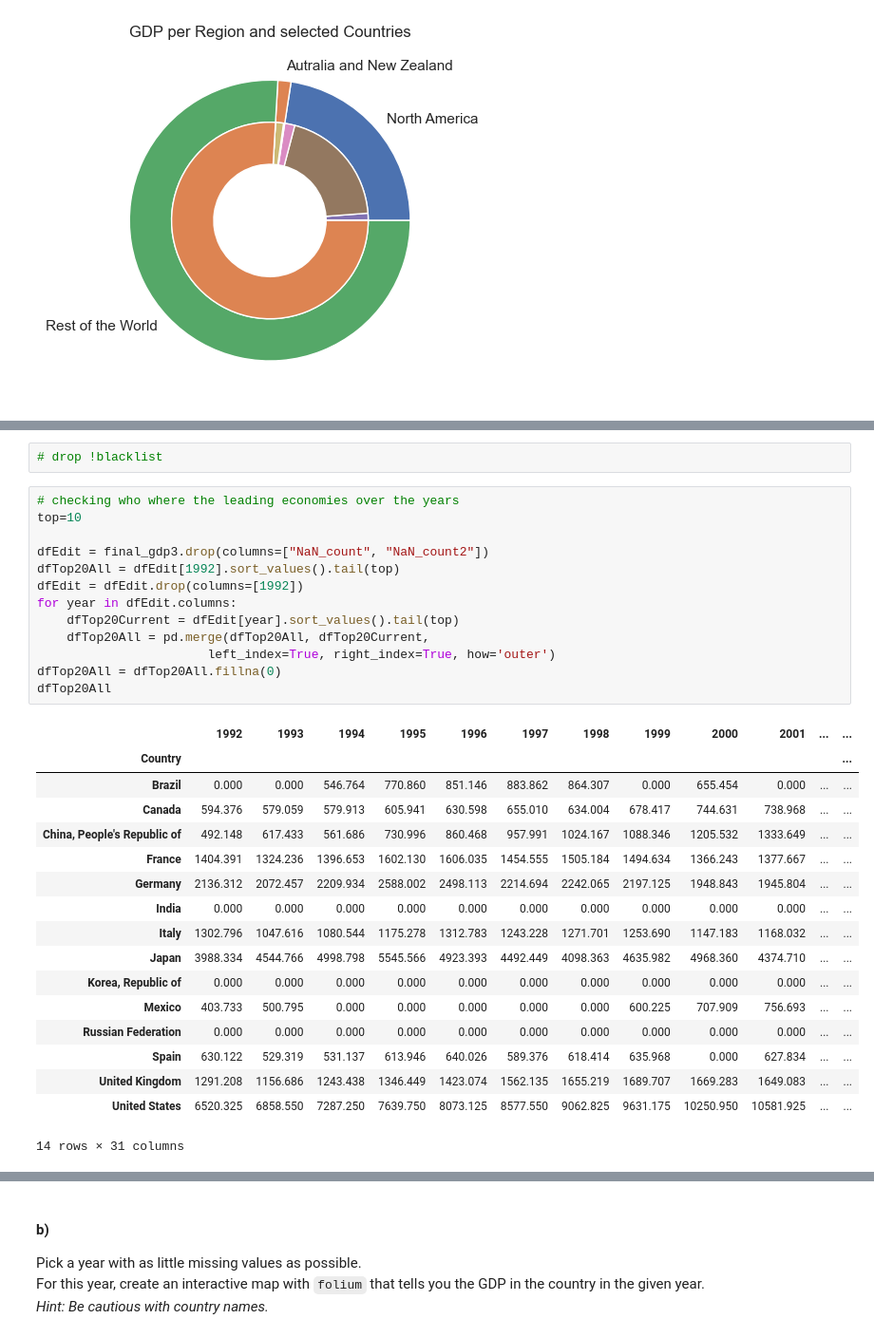
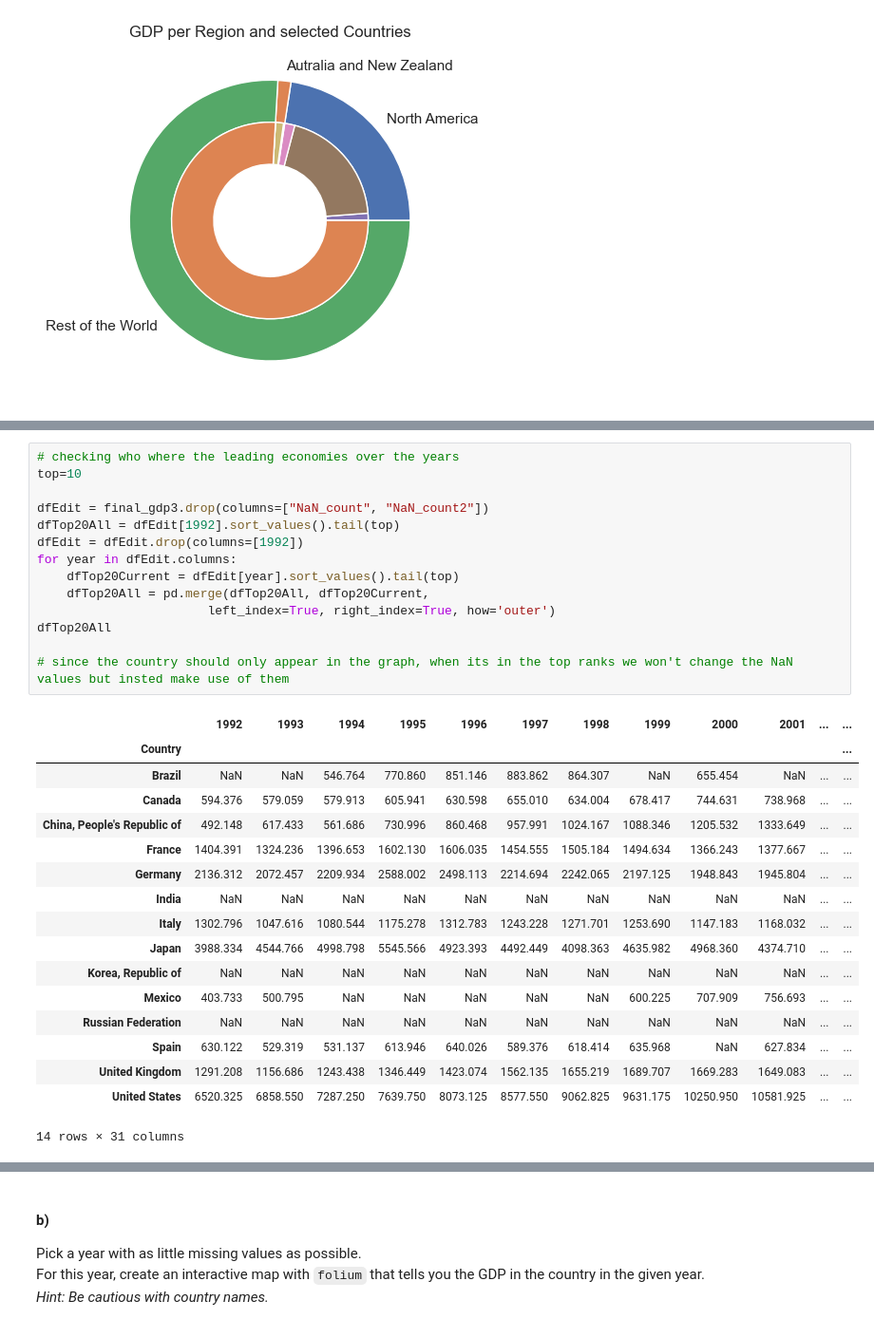
Before and after one commit to Monsieur-Bandana/data_science_clockmann, a Jupyter notebook: ClassProject2207 (1).ipynb, the cells around one changed output, grey strips where cells are left out. Shown at 95% size. Cells and saved outputs as stored; diff of their text form.

```diff
--- a/ClassProject2207 (1).ipynb
+++ b/ClassProject2207 (1).ipynb
@@ -231,33 +209,32 @@ while(i<len(final_gdp4.index)):
-# %%
-# drop !blacklist
 # %%
 # checking who where the leading economies over the years
 top=10
 
 dfEdit = final_gdp3.drop(columns=["NaN_count", "NaN_count2"])
 dfTop20All = dfEdit[1992].sort_values().tail(top)
 dfEdit = dfEdit.drop(columns=[1992])
 for year in dfEdit.columns:
     dfTop20Current = dfEdit[year].sort_values().tail(top)
     dfTop20All = pd.merge(dfTop20All, dfTop20Current,
                        left_index=True, right_index=True, how='outer')
-dfTop20All = dfTop20All.fillna(0)
 dfTop20All
+
+# since the country should only appear in the graph, when its in the top ranks we won't change the NaN values but insted make use of them
 # %% [output]
 |  | 1992 | 1993 | 1994 | 1995 | 1996 | 1997 | 1998 | 1999 | 2000 | 2001 | ... | ... |
 | Country |  |  |  |  |  |  |  |  |  |  |  | ... |
-| Brazil | 0.000 | 0.000 | 546.764 | 770.860 | 851.146 | 883.862 | 864.307 | 0.000 | 655.454 | 0.000 | ... | ... |
+| Brazil | NaN | NaN | 546.764 | 770.860 | 851.146 | 883.862 | 864.307 | NaN | 655.454 | NaN | ... | ... |
 | Canada | 594.376 | 579.059 | 579.913 | 605.941 | 630.598 | 655.010 | 634.004 | 678.417 | 744.631 | 738.968 | ... | ... |
 | China, People's Republic of | 492.148 | 617.433 | 561.686 | 730.996 | 860.468 | 957.991 | 1024.167 | 1088.346 | 1205.532 | 1333.649 | ... | ... |
 | France | 1404.391 | 1324.236 | 1396.653 | 1602.130 | 1606.035 | 1454.555 | 1505.184 | 1494.634 | 1366.243 | 1377.667 | ... | ... |
 | Germany | 2136.312 | 2072.457 | 2209.934 | 2588.002 | 2498.113 | 2214.694 | 2242.065 | 2197.125 | 1948.843 | 1945.804 | ... | ... |
-| India | 0.000 | 0.000 | 0.000 | 0.000 | 0.000 | 0.000 | 0.000 | 0.000 | 0.000 | 0.000 | ... | ... |
+| India | NaN | NaN | NaN | NaN | NaN | NaN | NaN | NaN | NaN | NaN | ... | ... |
 | Italy | 1302.796 | 1047.616 | 1080.544 | 1175.278 | 1312.783 | 1243.228 | 1271.701 | 1253.690 | 1147.183 | 1168.032 | ... | ... |
 | Japan | 3988.334 | 4544.766 | 4998.798 | 5545.566 | 4923.393 | 4492.449 | 4098.363 | 4635.982 | 4968.360 | 4374.710 | ... | ... |
-| Korea, Republic of | 0.000 | 0.000 | 0.000 | 0.000 | 0.000 | 0.000 | 0.000 | 0.000 | 0.000 | 0.000 | ... | ... |
-| Mexico | 403.733 | 500.795 | 0.000 | 0.000 | 0.000 | 0.000 | 0.000 | 600.225 | 707.909 | 756.693 | ... | ... |
-| Russian Federation | 0.000 | 0.000 | 0.000 | 0.000 | 0.000 | 0.000 | 0.000 | 0.000 | 0.000 | 0.000 | ... | ... |
-| Spain | 630.122 | 529.319 | 531.137 | 613.946 | 640.026 | 589.376 | 618.414 | 635.968 | 0.000 | 627.834 | ... | ... |
+| Korea, Republic of | NaN | NaN | NaN | NaN | NaN | NaN | NaN | NaN | NaN | NaN | ... | ... |
+| Mexico | 403.733 | 500.795 | NaN | NaN | NaN | NaN | NaN | 600.225 | 707.909 | 756.693 | ... | ... |
+| Russian Federation | NaN | NaN | NaN | NaN | NaN | NaN | NaN | NaN | NaN | NaN | ... | ... |
+| Spain | 630.122 | 529.319 | 531.137 | 613.946 | 640.026 | 589.376 | 618.414 | 635.968 | NaN | 627.834 | ... | ... |
 | United Kingdom | 1291.208 | 1156.686 | 1243.438 | 1346.449 | 1423.074 | 1562.135 | 1655.219 | 1689.707 | 1669.283 | 1649.083 | ... | ... |
 | United States | 6520.325 | 6858.550 | 7287.250 | 7639.750 | 8073.125 | 8577.550 | 9062.825 | 9631.175 | 10250.950 | 10581.925 | ... | ... |
 14 rows × 31 columns
```
Also changed, not shown: parts of 6 cells of this notebook.
